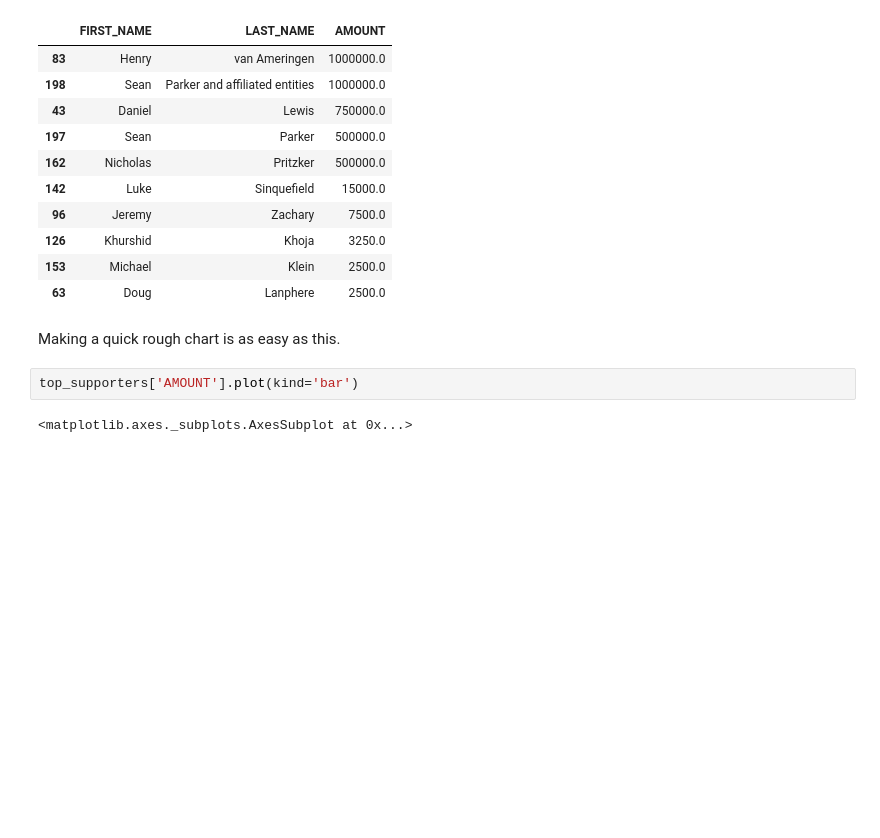
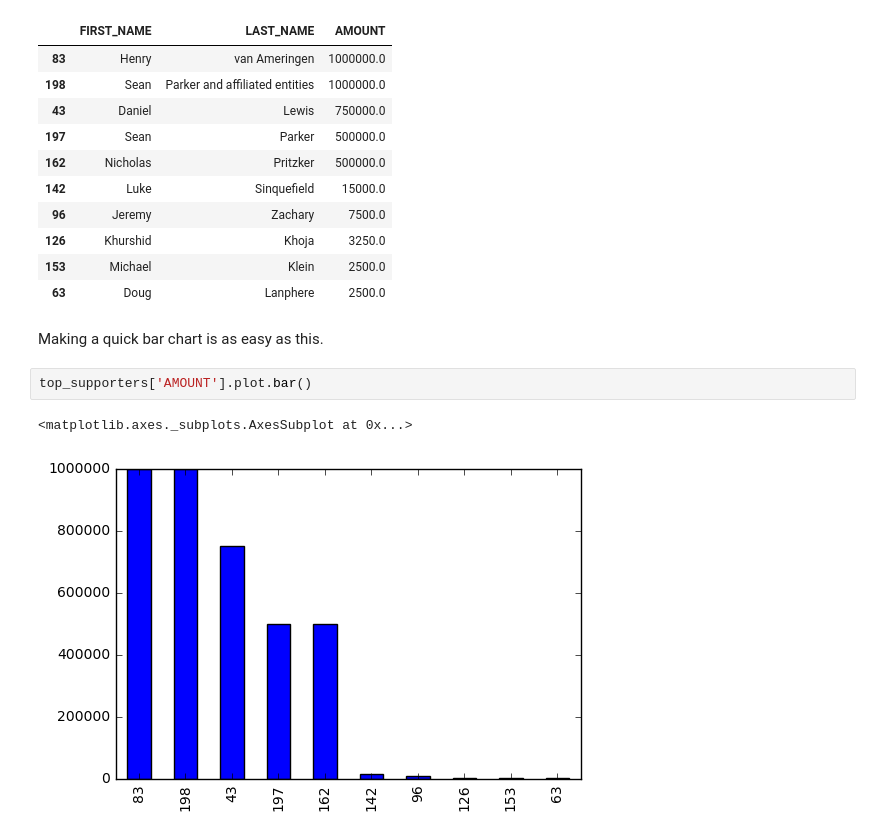
Before and after one commit to palewire/python-calaccess-notebooks, a Jupyter notebook: first-python-notebook.ipynb, the cells around one changed output. Drawn from its saved outputs; the diff is of its cells as text; blank space fills up the shorter version.

Commit message:
Added charts and more docs

```diff
--- a/first-python-notebook.ipynb
+++ b/first-python-notebook.ipynb
@@ -670,9 +666,10 @@ top_supporters
 | 153 | Michael | Klein | 2500.0 |
 | 63 | Doug | Lanphere | 2500.0 |
 # %% [markdown]
-Making a quick rough chart is as easy as this.
+Making a quick bar chart is as easy as this.
 # %%
-top_supporters['AMOUNT'].plot(kind='bar')
+top_supporters['AMOUNT'].plot.bar()
 # %% [output]
 <matplotlib.axes._subplots.AxesSubplot at 0x...>
+[figure, added]
 # %%
```
Also changed, not shown: parts of 45 cells of this notebook.
